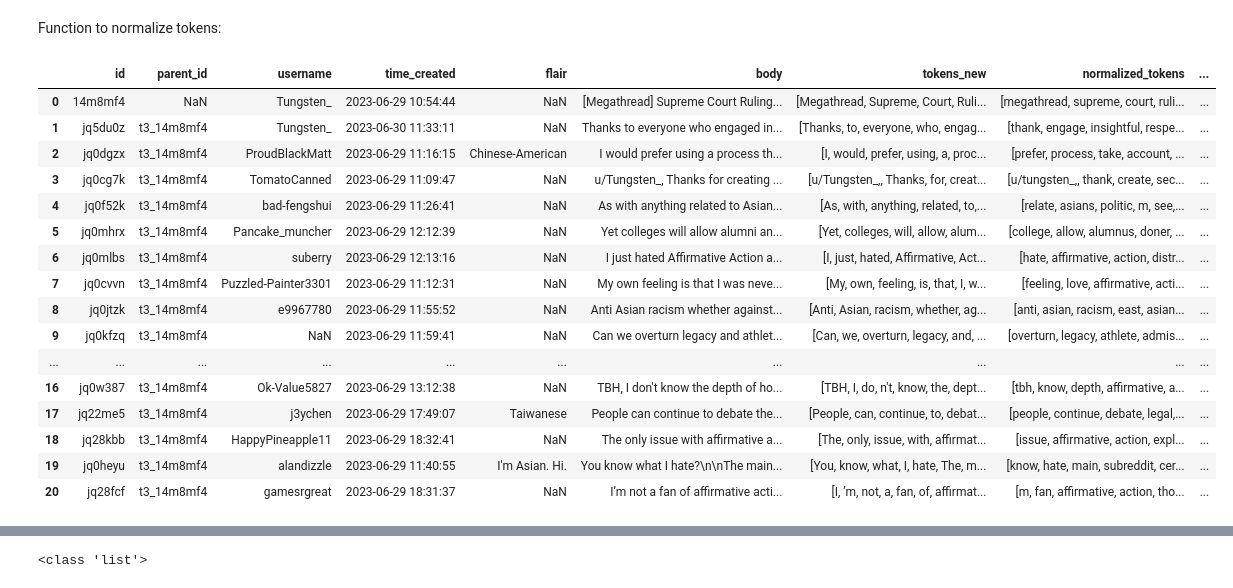
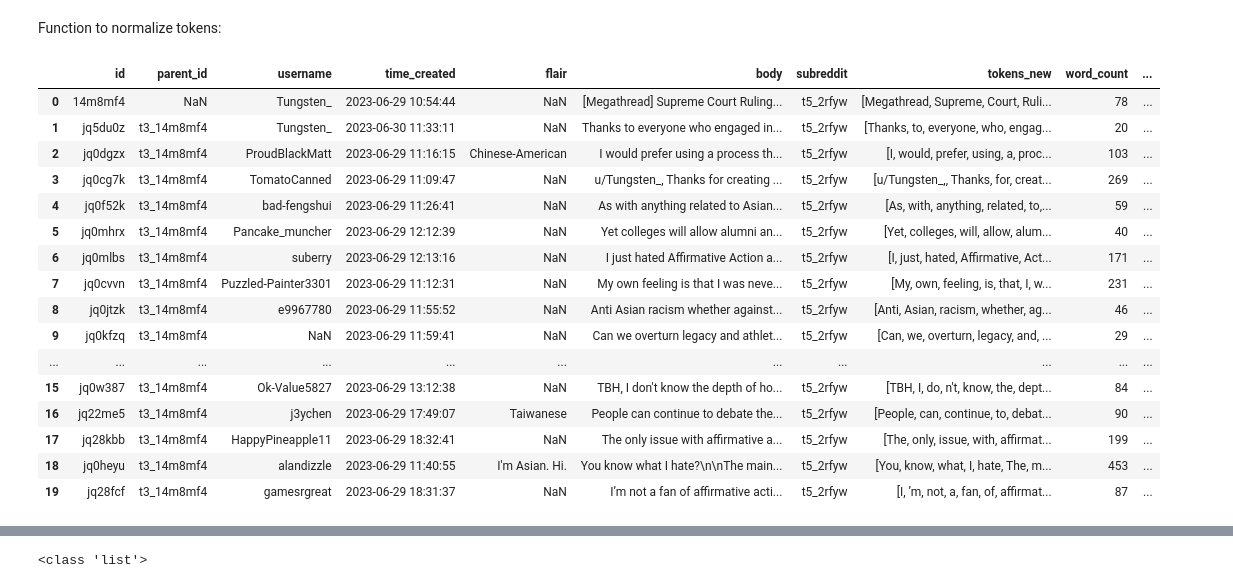
Before and after one commit to ddlee19/macs30200, a Jupyter notebook: analysis/preprocess.ipynb, the cells around one changed output, grey strips where cells are left out. Cells and saved outputs as stored; diff of their text form; code cells hidden in the pictures.

Commit message:
analysis of non-asian vs asian activity

```diff
--- a/analysis/preprocess.ipynb
+++ b/analysis/preprocess.ipynb
@@ -10,8 +9,8 @@ import re
 # %% [markdown]
 ### Getting data
 # %%
-comments_df = pd.read_csv('C:/Users/danie/Study/MACSS/macs30200/scraper/top_100_post_comments_user_time_text.txt', header=None, names=['id', 'parent_id','username', 'time_created', 'flair', 'body', 'subreddit'])
+comments_df = pd.read_csv('../data/full_df.csv')
 #"C:\Users\danie\Study\MACSS\macs30200\scraper\top_100_post_comments_user_time_text.txt"
 print(comments_df.shape)
-comments_df.head(10)
+comments_df
 # %% [output]
@@ -56,10 +32,10 @@ nlp = spacy.load('en_core_web_sm')
 #### Drop rows with deleted text body
 # %%
 deleted_rows = comments_df[comments_df['body'].isin(['[deleted]','[removed]'])]
+print(f'Num of deleted rows: {deleted_rows.shape[0]}')
 
 # drop rows
 comments_df.drop(deleted_rows.index, inplace=True)
-print(comments_df.shape)
-comments_df.reset_index(drop=True)
-comments_df.head(15)
+comments_df.reset_index(drop=True, inplace=True)
+comments_df
 # %% [output]
@@ -86,10 +59,9 @@ Note: 307 rows were of deleted comments and so dropped from dataframe
 ### Drop rows that have been filtered by the AutoModerator
 # %%
 moderated_rows = comments_df[comments_df['username']=='AutoModerator']
-moderated_rows
+print(f'Num of moderated rows: {moderated_rows.shape[0]}')
 
 comments_df.drop(moderated_rows.index, inplace=True)
-print(comments_df.shape)
-comments_df.reset_index(drop=True)
-comments_df.head(15)
+comments_df.reset_index(drop=True, inplace=True)
+comments_df
 # %% [output]
@@ -376,25 +339,25 @@ def normalize_tokens(word_list, extra_stop_words=[]):
 
     return normalized
 # %%
-comments_df['normalized_tokens'] = comments_df['tokens_new'].apply(lambda x: normalize_tokens(x, stop_words_freq))
+# add normalized tokens and count columns
+comments_df['word_count'] = comments_df['tokens_new'].apply(lambda x: len(x))
+comments_df['normalized_tokens'] = comments_df['tokens_new'].apply(lambda x: normalize_tokens(x))
 comments_df['normalized_tokens_count'] = comments_df['normalized_tokens'].apply(lambda x: len(x))
-
-comments_df.head(20)
 # %% [output]
-|  | id | parent_id | username | time_created | flair | body | tokens_new | normalized_tokens | ... |
-| 0 | 14m8mf4 | NaN | Tungsten_ | 2023-06-29 10:54:44 | NaN | [Megathread] Supreme Court Ruling... | [Megathread, Supreme, Court, Ruli... | [megathread, supreme, court, ruli... | ... |
-| 1 | jq5du0z | t3_14m8mf4 | Tungsten_ | 2023-06-30 11:33:11 | NaN | Thanks to everyone who engaged in... | [Thanks, to, everyone, who, engag... | [thank, engage, insightful, respe... | ... |
-| 2 | jq0dgzx | t3_14m8mf4 | ProudBlackMatt | 2023-06-29 11:16:15 | Chinese-American | I would prefer using a process th... | [I, would, prefer, using, a, proc... | [prefer, process, take, account, ... | ... |
-| 3 | jq0cg7k | t3_14m8mf4 | TomatoCanned | 2023-06-29 11:09:47 | NaN | u/Tungsten_, Thanks for creating ... | [u/Tungsten_,, Thanks, for, creat... | [u/tungsten_,, thank, create, sec... | ... |
-| 4 | jq0f52k | t3_14m8mf4 | bad-fengshui | 2023-06-29 11:26:41 | NaN | As with anything related to Asian... | [As, with, anything, related, to,... | [relate, asians, politic, m, see,... | ... |
-| 5 | jq0mhrx | t3_14m8mf4 | Pancake_muncher | 2023-06-29 12:12:39 | NaN | Yet colleges will allow alumni an... | [Yet, colleges, will, allow, alum... | [college, allow, alumnus, doner, ... | ... |
-| 6 | jq0mlbs | t3_14m8mf4 | suberry | 2023-06-29 12:13:16 | NaN | I just hated Affirmative Action a... | [I, just, hated, Affirmative, Act... | [hate, affirmative, action, distr... | ... |
-| 7 | jq0cvvn | t3_14m8mf4 | Puzzled-Painter3301 | 2023-06-29 11:12:31 | NaN | My own feeling is that I was neve... | [My, own, feeling, is, that, I, w... | [feeling, love, affirmative, acti... | ... |
-| 8 | jq0jtzk | t3_14m8mf4 | e9967780 | 2023-06-29 11:55:52 | NaN | Anti Asian racism whether against... | [Anti, Asian, racism, whether, ag... | [anti, asian, racism, east, asian... | ... |
-| 9 | jq0kfzq | t3_14m8mf4 | NaN | 2023-06-29 11:59:41 | NaN | Can we overturn legacy and athlet... | [Can, we, overturn, legacy, and, ... | [overturn, legacy, athlete, admis... | ... |
-| ... | ... | ... | ... | ... | ... | ... | ... | ... | ... |
-| 16 | jq0w387 | t3_14m8mf4 | Ok-Value5827 | 2023-06-29 13:12:38 | NaN | TBH, I don't know the depth of ho... | [TBH, I, do, n't, know, the, dept... | [tbh, know, depth, affirmative, a... | ... |
-| 17 | jq22me5 | t3_14m8mf4 | j3ychen | 2023-06-29 17:49:07 | Taiwanese | People can continue to debate the... | [People, can, continue, to, debat... | [people, continue, debate, legal,... | ... |
-| 18 | jq28kbb | t3_14m8mf4 | HappyPineapple11 | 2023-06-29 18:32:41 | NaN | The only issue with affirmative a... | [The, only, issue, with, affirmat... | [issue, affirmative, action, expl... | ... |
-| 19 | jq0heyu | t3_14m8mf4 | alandizzle | 2023-06-29 11:40:55 | I'm Asian. Hi. | You know what I hate?\n\nThe main... | [You, know, what, I, hate, The, m... | [know, hate, main, subreddit, cer... | ... |
-| 20 | jq28fcf | t3_14m8mf4 | gamesrgreat | 2023-06-29 18:31:37 | NaN | I’m not a fan of affirmative acti... | [I, ’m, not, a, fan, of, affirmat... | [m, fan, affirmative, action, tho... | ... |
+|  | id | parent_id | username | time_created | flair | body | subreddit | tokens_new | word_count | ... |
+| 0 | 14m8mf4 | NaN | Tungsten_ | 2023-06-29 10:54:44 | NaN | [Megathread] Supreme Court Ruling... | t5_2rfyw | [Megathread, Supreme, Court, Ruli... | 78 | ... |
+| 1 | jq5du0z | t3_14m8mf4 | Tungsten_ | 2023-06-30 11:33:11 | NaN | Thanks to everyone who engaged in... | t5_2rfyw | [Thanks, to, everyone, who, engag... | 20 | ... |
+| 2 | jq0dgzx | t3_14m8mf4 | ProudBlackMatt | 2023-06-29 11:16:15 | Chinese-American | I would prefer using a process th... | t5_2rfyw | [I, would, prefer, using, a, proc... | 103 | ... |
+| 3 | jq0cg7k | t3_14m8mf4 | TomatoCanned | 2023-06-29 11:09:47 | NaN | u/Tungsten_, Thanks for creating ... | t5_2rfyw | [u/Tungsten_,, Thanks, for, creat... | 269 | ... |
+| 4 | jq0f52k | t3_14m8mf4 | bad-fengshui | 2023-06-29 11:26:41 | NaN | As with anything related to Asian... | t5_2rfyw | [As, with, anything, related, to,... | 59 | ... |
+| 5 | jq0mhrx | t3_14m8mf4 | Pancake_muncher | 2023-06-29 12:12:39 | NaN | Yet colleges will allow alumni an... | t5_2rfyw | [Yet, colleges, will, allow, alum... | 40 | ... |
+| 6 | jq0mlbs | t3_14m8mf4 | suberry | 2023-06-29 12:13:16 | NaN | I just hated Affirmative Action a... | t5_2rfyw | [I, just, hated, Affirmative, Act... | 171 | ... |
+| 7 | jq0cvvn | t3_14m8mf4 | Puzzled-Painter3301 | 2023-06-29 11:12:31 | NaN | My own feeling is that I was neve... | t5_2rfyw | [My, own, feeling, is, that, I, w... | 231 | ... |
+| 8 | jq0jtzk | t3_14m8mf4 | e9967780 | 2023-06-29 11:55:52 | NaN | Anti Asian racism whether against... | t5_2rfyw | [Anti, Asian, racism, whether, ag... | 46 | ... |
+| 9 | jq0kfzq | t3_14m8mf4 | NaN | 2023-06-29 11:59:41 | NaN | Can we overturn legacy and athlet... | t5_2rfyw | [Can, we, overturn, legacy, and, ... | 29 | ... |
+| ... | ... | ... | ... | ... | ... | ... | ... | ... | ... | ... |
+| 15 | jq0w387 | t3_14m8mf4 | Ok-Value5827 | 2023-06-29 13:12:38 | NaN | TBH, I don't know the depth of ho... | t5_2rfyw | [TBH, I, do, n't, know, the, dept... | 84 | ... |
+| 16 | jq22me5 | t3_14m8mf4 | j3ychen | 2023-06-29 17:49:07 | Taiwanese | People can continue to debate the... | t5_2rfyw | [People, can, continue, to, debat... | 90 | ... |
+| 17 | jq28kbb | t3_14m8mf4 | HappyPineapple11 | 2023-06-29 18:32:41 | NaN | The only issue with affirmative a... | t5_2rfyw | [The, only, issue, with, affirmat... | 199 | ... |
+| 18 | jq0heyu | t3_14m8mf4 | alandizzle | 2023-06-29 11:40:55 | I'm Asian. Hi. | You know what I hate?\n\nThe main... | t5_2rfyw | [You, know, what, I, hate, The, m... | 453 | ... |
+| 19 | jq28fcf | t3_14m8mf4 | gamesrgreat | 2023-06-29 18:31:37 | NaN | I’m not a fan of affirmative acti... | t5_2rfyw | [I, ’m, not, a, fan, of, affirmat... | 87 | ... |
```
Also changed, not shown: parts of 15 cells of this notebook, 10 other files.
